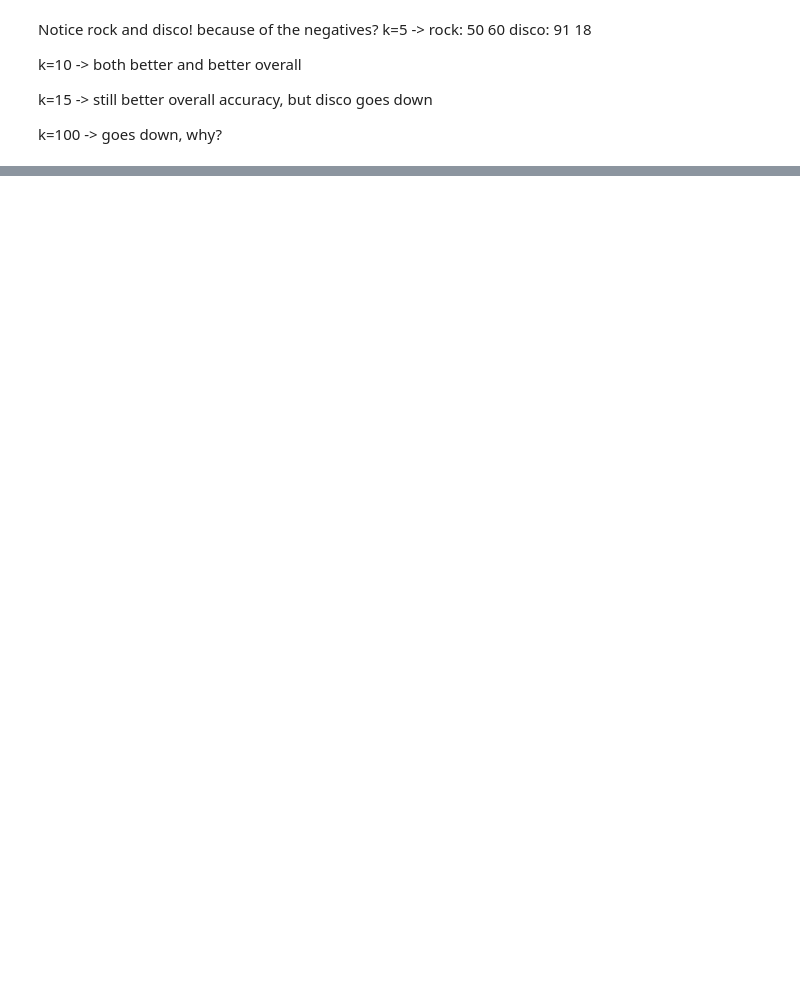
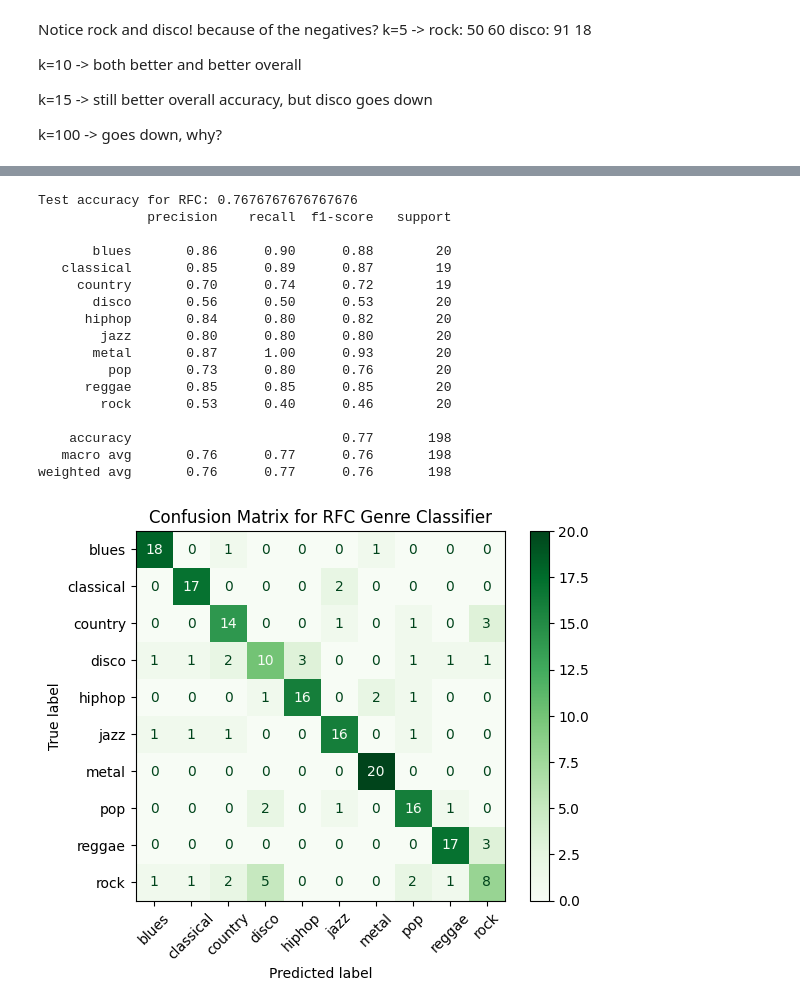
Before and after one commit to johnnynogo/TTT4275_MusicGenreClassification, a Jupyter notebook: all_tasks.ipynb, the cells around one changed output, grey strips where cells are left out. Cells and saved outputs as stored; diff of their text form; code cells hidden in the pictures; blank space fills up the shorter version.

```diff
--- a/all_tasks.ipynb
+++ b/all_tasks.ipynb
@@ -270,3 +299,41 @@ n_jobs = -1, all cpus available
 # %%
-random_forest = RandomForestClassifier(n_estimators=200,random_state=42,n_jobs=-1)
+#Train random forest classifier, with 300 decision trees
+random_forest = RandomForestClassifier(n_estimators=300, random_state=42, n_jobs = -1)
 random_forest.fit(feature_train, target_train)
+
+#Majority voting per series
+def most_commom_decision(series):
+    return series.value_counts().idxmax()
+
+#Predict and test the accuracy
+test_dataset["ForestPredict"] = random_forest.predict(feature_test)
+target_predict = test_dataset.groupby("Track ID")["ForestPredict"].apply(most_commom_decision)
+target_test = test_dataset.groupby("Track ID")["Genre"].first().reindex(target_predict.index)
+
+accuracy = accuracy_score(target_test, target_predict)
+print(f"Test accuracy for RFC: {accuracy}")
+print(classification_report(target_test, target_predict))
+
+#Plot confusion matrix
+ConfusionMatrixDisplay.from_predictions (target_test, target_predict, xticks_rotation=45, cmap="Greens")
+plt.title("Confusion Matrix for RFC Genre Classifier")
+plt.show()
+# %% [output]
+Test accuracy for RFC: 0.7676767676767676
+              precision    recall  f1-score   support
+
+       blues       0.86      0.90      0.88        20
+   classical       0.85      0.89      0.87        19
+     country       0.70      0.74      0.72        19
+       disco       0.56      0.50      0.53        20
+      hiphop       0.84      0.80      0.82        20
+        jazz       0.80      0.80      0.80        20
+       metal       0.87      1.00      0.93        20
+         pop       0.73      0.80      0.76        20
+      reggae       0.85      0.85      0.85        20
+        rock       0.53      0.40      0.46        20
+
+    accuracy                           0.77       198
+   macro avg       0.76      0.77      0.76       198
+weighted avg       0.76      0.77      0.76       198
+[figure, added]
```
Also changed, not shown: parts of 8 cells of this notebook.
